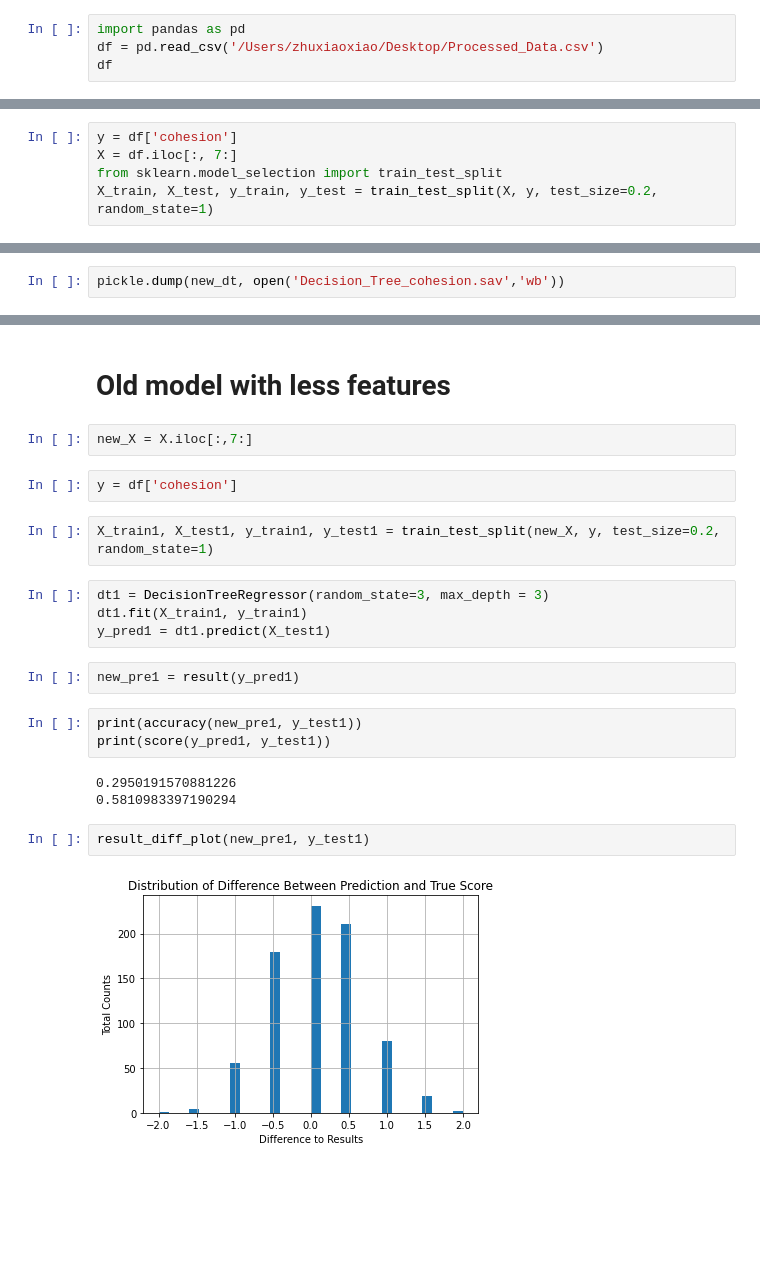
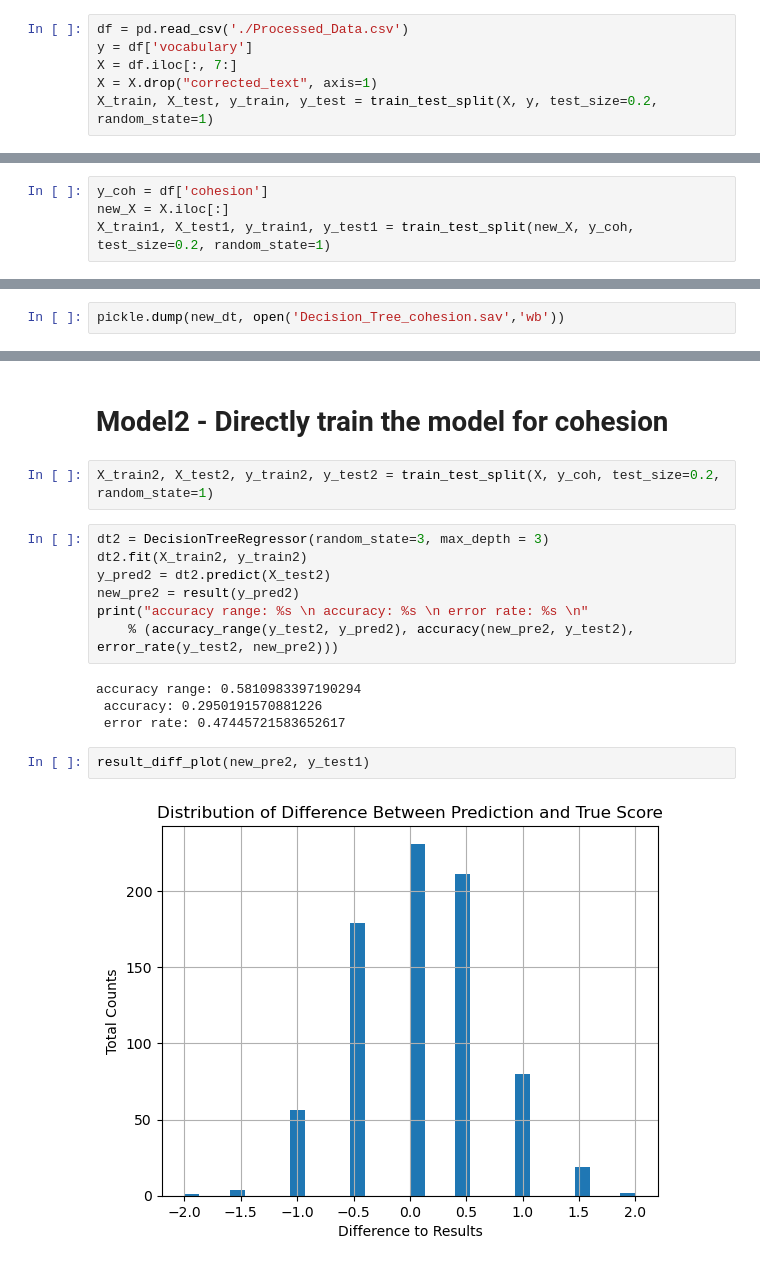
Before and after one commit to Lokki-ki-ki/Text_Marker, a Jupyter notebook: DecisionTree_new.ipynb, the cells around one changed output, grey strips where cells are left out. Saved outputs shown, nothing was run; the diff lists cells and outputs as text; blank space fills up the shorter version.

```diff
--- a/DecisionTree_new.ipynb
+++ b/DecisionTree_new.ipynb
@@ -37,4 +55,6 @@ def score(pred, test):
 # %%
-import pandas as pd
-df = pd.read_csv('/Users/zhuxiaoxiao/Desktop/Processed_Data.csv')
-df
+df = pd.read_csv('./Processed_Data.csv')
+y = df['vocabulary']
+X = df.iloc[:, 7:]
+X = X.drop("corrected_text", axis=1)
+X_train, X_test, y_train, y_test = train_test_split(X, y, test_size=0.2, random_state=1)
@@ -123,6 +113,5 @@ importance[31]
 # %%
-y = df['cohesion']
-X = df.iloc[:, 7:]
-from sklearn.model_selection import train_test_split
-X_train, X_test, y_train, y_test = train_test_split(X, y, test_size=0.2, random_state=1)
+y_coh = df['cohesion']
+new_X = X.iloc[:]
+X_train1, X_test1, y_train1, y_test1 = train_test_split(new_X, y_coh, test_size=0.2, random_state=1)
 # %%
@@ -186,25 +173,20 @@ result_diff_plot(new_pre_lst, y_test)
 # %% [markdown]
-# Old model with less features
+# Model2 - Directly train the model for cohesion
-# %%
-new_X = X.iloc[:,7:]
-# %%
-y = df['cohesion']
 # %%
-X_train1, X_test1, y_train1, y_test1 = train_test_split(new_X, y, test_size=0.2, random_state=1)
+X_train2, X_test2, y_train2, y_test2 = train_test_split(X, y_coh, test_size=0.2, random_state=1)
 # %%
-dt1 = DecisionTreeRegressor(random_state=3, max_depth = 3)
-dt1.fit(X_train1, y_train1)
-y_pred1 = dt1.predict(X_test1)
+dt2 = DecisionTreeRegressor(random_state=3, max_depth = 3)
+dt2.fit(X_train2, y_train2)
+y_pred2 = dt2.predict(X_test2)
+new_pre2 = result(y_pred2)
+print("accuracy range: %s \n accuracy: %s \n error rate: %s \n"
+    % (accuracy_range(y_test2, y_pred2), accuracy(new_pre2, y_test2), error_rate(y_test2, new_pre2)))
+# %% [output]
+accuracy range: 0.5810983397190294
+ accuracy: 0.2950191570881226
+ error rate: 0.47445721583652617
-# %%
-new_pre1 = result(y_pred1)
-# %%
-print(accuracy(new_pre1, y_test1))
-print(score(y_pred1, y_test1))
-# %% [output]
-0.2950191570881226
-0.5810983397190294
 # %%
-result_diff_plot(new_pre1, y_test1)
+result_diff_plot(new_pre2, y_test1)
 # %% [output]
-[figure, old version]
+[figure, new version]
 # %%
```
Also changed, not shown: parts of 41 cells of this notebook.
